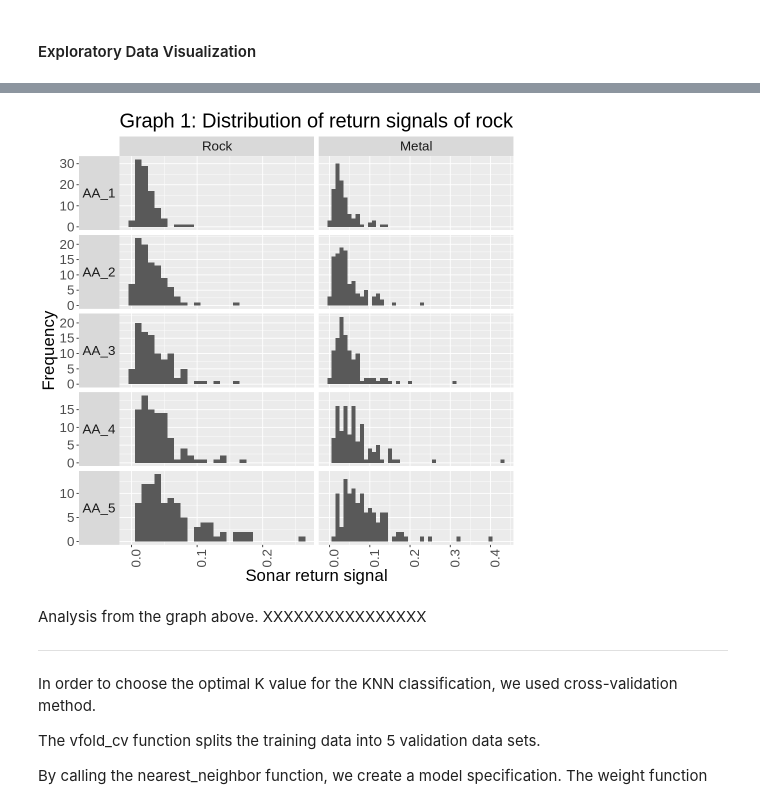
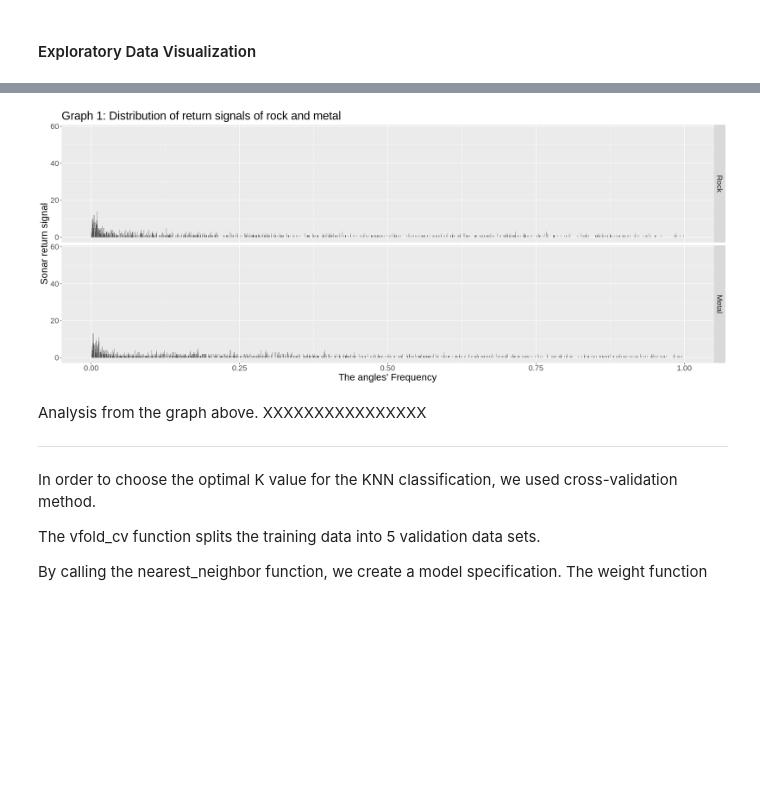
Before and after one commit to m2icocoa/group_project_team_6, a Jupyter notebook: proposal.ipynb, the cells around one changed output, grey strips where cells are left out. Drawn from its saved outputs; the diff is of its cells as text; code cells hidden in the pictures; blank space fills up the shorter version.

```diff
--- a/proposal.ipynb
+++ b/proposal.ipynb
@@ -136,23 +146,34 @@ In order to get more information about these variables, we created a histogram t
 # %% [markdown]
 #### Exploratory Data Visualization
 # %%
-options(repr.plot.width = 8, repr.plot.height = 8)
+# Set size of plots
+options(repr.plot.width = 20, repr.plot.height = 8)
+
+# tidy data
 sonar_longer <- pivot_longer(sonar,
             cols = AA_1:AA_60,
             names_to = "angle",
             values_to = "return_measurement") %>%
-            filter(angle == "AA_1" | angle == "AA_2" | angle == "AA_3" | angle == "AA_4" | angle == "AA_5") %>%
+            # filter(angle == "AA_1" | angle == "AA_2" | angle == "AA_3" | angle == "AA_4" | angle == "AA_5") %>%
             mutate(angle = as_factor(angle)) %>%
             mutate(Rocks_or_Mines = recode(Rocks_or_Mines, R = "Rock", M = "Metal"))
 
-sonar_longer %>% ggplot(aes(x = return_measurement)) +
-   geom_histogram(binwidth = 0.01) +
-   xlab("Sonar return signal") +
-   ylab("Frequency") +
-   labs(title = "Graph 1: Distribution of return signals of rock and metal for first five angles") +
-   facet_grid(angle ~ Rocks_or_Mines, scales = "free",
-              switch = "y") +
-   theme(axis.text.x = element_text(angle = 90, hjust = 0.5),
-        strip.text.y.left = element_text(angle = 0),
-        text = element_text(size = 20))
+# plot the distribution of return signals of rock and metal for all angles
+# sonar_longer %>% ggplot(aes(x = return_measurement)) +
+#    geom_histogram(binwidth = 0.01) +
+#    xlab("Sonar return signal") +
+#    ylab("Frequency") +
+#    labs(title = "Graph 1: Distribution of return signals of rock and metal for first five angles") +
+#    facet_grid(angle ~ Rocks_or_Mines, scales = "free",
+#               switch = "y") +
+#    theme(axis.text.x = element_text(angle = 90, hjust = 0.5),
+#         strip.text.y.left = element_text(angle = 0),
+#         text = element_text(size = 20))
+
+sonar_distrib_hist <- sonar_longer %>% ggplot(aes(x = return_measurement)) +
+    geom_histogram(stat = "count") +
+    labs(x = "The angles' Frequency", y = "Sonar return signal", title = "Graph 1: Distribution of return signals of rock and metal") +
+    facet_grid(rows = vars(Rocks_or_Mines)) +
+    theme(text = element_text(size = 20))
+sonar_distrib_hist
 # %% [output]
@@ -159,4 +182,4 @@ sonar_longer %>% ggplot(aes(x = return_measurement)) +
-[figure, old version]
+[figure, new version]
 # %% [markdown]
 Analysis from the graph above. XXXXXXXXXXXXXXXX
 
```
Also changed, not shown: parts of 9 cells of this notebook.
